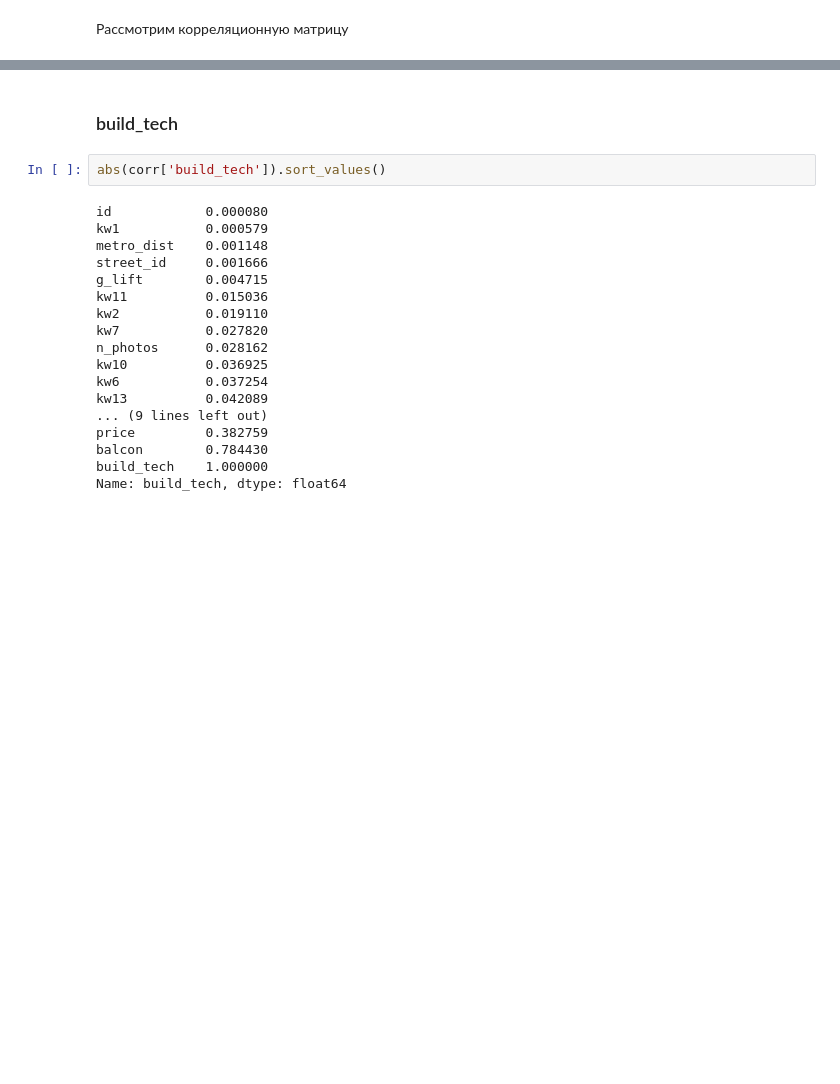
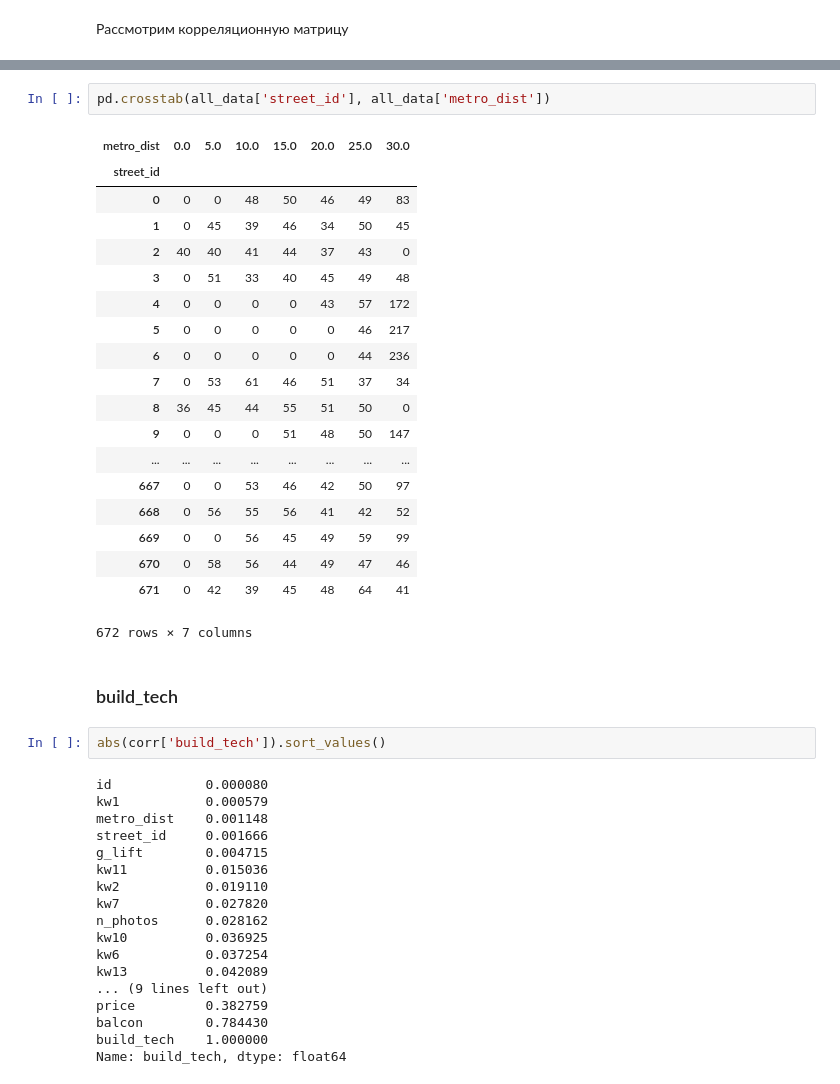
Before and after one commit to tsgnkv/introml2018-2, a Jupyter notebook: property_prices.ipynb, the cells around one changed output, grey strips where cells are left out. Cells and saved outputs as stored; diff of their text form; blank space fills up the shorter version.

```diff
--- a/property_prices.ipynb
+++ b/property_prices.ipynb
@@ -82,3 +82,25 @@ sns.heatmap(corr, xticklabels=corr.columns.values, yticklabels=corr.columns.valu
+# %%
+pd.crosstab(all_data['street_id'], all_data['metro_dist'])
+# %% [output]
+| metro_dist | 0.0 | 5.0 | 10.0 | 15.0 | 20.0 | 25.0 | 30.0 |
+| street_id |  |  |  |  |  |  |  |
+| 0 | 0 | 0 | 48 | 50 | 46 | 49 | 83 |
+| 1 | 0 | 45 | 39 | 46 | 34 | 50 | 45 |
+| 2 | 40 | 40 | 41 | 44 | 37 | 43 | 0 |
+| 3 | 0 | 51 | 33 | 40 | 45 | 49 | 48 |
+| 4 | 0 | 0 | 0 | 0 | 43 | 57 | 172 |
+| 5 | 0 | 0 | 0 | 0 | 0 | 46 | 217 |
+| 6 | 0 | 0 | 0 | 0 | 0 | 44 | 236 |
+| 7 | 0 | 53 | 61 | 46 | 51 | 37 | 34 |
+| 8 | 36 | 45 | 44 | 55 | 51 | 50 | 0 |
+| 9 | 0 | 0 | 0 | 51 | 48 | 50 | 147 |
+| ... | ... | ... | ... | ... | ... | ... | ... |
+| 667 | 0 | 0 | 53 | 46 | 42 | 50 | 97 |
+| 668 | 0 | 56 | 55 | 56 | 41 | 42 | 52 |
+| 669 | 0 | 0 | 56 | 45 | 49 | 59 | 99 |
+| 670 | 0 | 58 | 56 | 44 | 49 | 47 | 46 |
+| 671 | 0 | 42 | 39 | 45 | 48 | 64 | 41 |
+672 rows × 7 columns
 # %% [markdown]
 ### build_tech
 # %%
```
Also changed, not shown: parts of 39 cells of this notebook.
